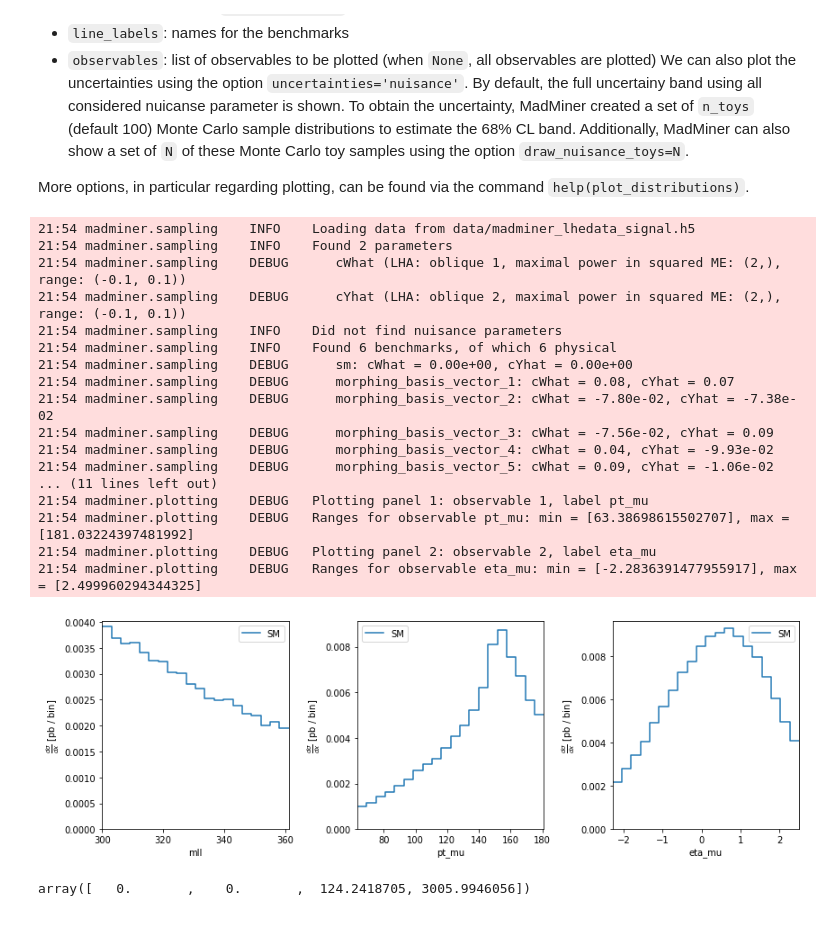
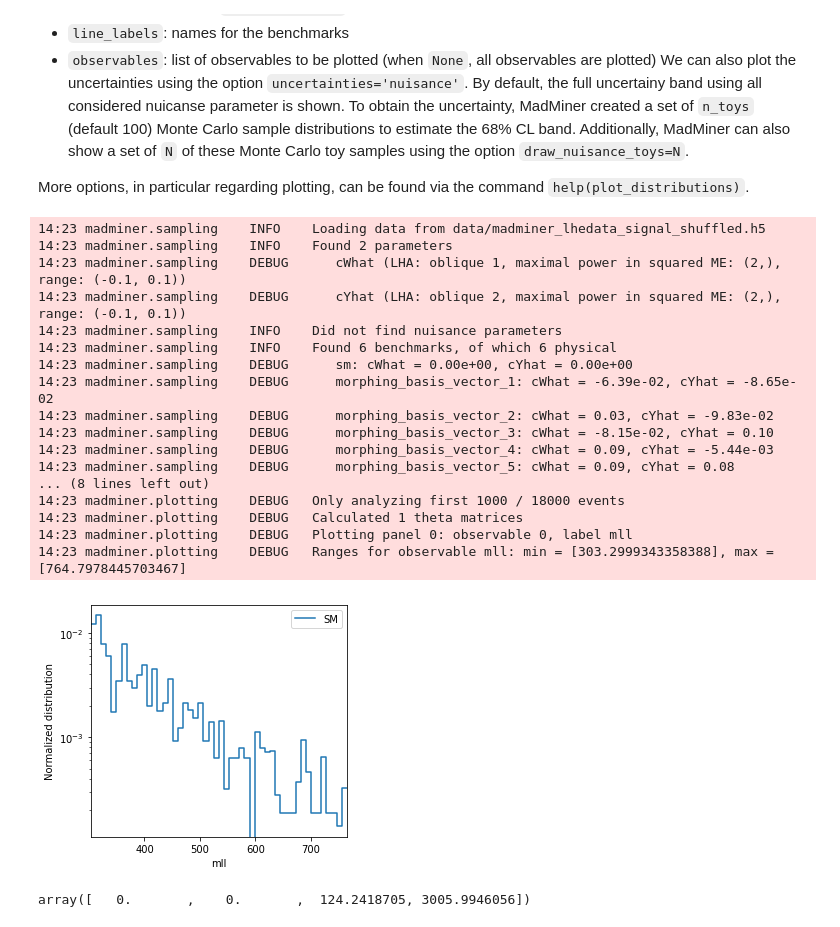
Before and after one commit to dlvp/madminer, a Jupyter notebook: examples/example4_systematics_DY/Part1-Generation.ipynb, the cells around one changed output. Cells and saved outputs as stored; diff of their text form; code cells hidden in the pictures.

```diff
--- a/examples/example4_systematics_DY/Part1-Generation.ipynb
+++ b/examples/example4_systematics_DY/Part1-Generation.ipynb
@@ -383,35 +410,37 @@ We can also plot the uncertainties using the option `uncertainties='nuisance'`.
 More options, in particular regarding plotting, can be found via the command `help(plot_distributions)`.
 # %%
 fig = plot_distributions(
-    filename='data/madminer_lhedata_signal.h5',
+    filename='data/madminer_lhedata_signal_shuffled.h5',
     parameter_points=['sm'],
     line_labels=['SM'],
-    observables=['mll','pt_mu','eta_mu'],
+    observables=['mll'],
     uncertainties=None,
-    n_toys=100,
-    n_bins=20 ,
-    normalize=False,
-    draw_nuisance_toys=5,
+    #n_toys=100,
+    #n_bins=20 ,
+    normalize=True,
+    log=True,
+    n_events=1000
+    #draw_nuisance_toys=5,
 )
 # %% [output]
-21:54 madminer.sampling    INFO    Loading data from data/madminer_lhedata_signal.h5
-21:54 madminer.sampling    INFO    Found 2 parameters
-21:54 madminer.sampling    DEBUG      cWhat (LHA: oblique 1, maximal power in squared ME: (2,), range: (-0.1, 0.1))
-21:54 madminer.sampling    DEBUG      cYhat (LHA: oblique 2, maximal power in squared ME: (2,), range: (-0.1, 0.1))
-21:54 madminer.sampling    INFO    Did not find nuisance parameters
-21:54 madminer.sampling    INFO    Found 6 benchmarks, of which 6 physical
-21:54 madminer.sampling    DEBUG      sm: cWhat = 0.00e+00, cYhat = 0.00e+00
-21:54 madminer.sampling    DEBUG      morphing_basis_vector_1: cWhat = 0.08, cYhat = 0.07
-21:54 madminer.sampling    DEBUG      morphing_basis_vector_2: cWhat = -7.80e-02, cYhat = -7.38e-02
-21:54 madminer.sampling    DEBUG      morphing_basis_vector_3: cWhat = -7.56e-02, cYhat = 0.09
-21:54 madminer.sampling    DEBUG      morphing_basis_vector_4: cWhat = 0.04, cYhat = -9.93e-02
-21:54 madminer.sampling    DEBUG      morphing_basis_vector_5: cWhat = 0.09, cYhat = -1.06e-02
-... (11 lines left out)
-21:54 madminer.plotting    DEBUG   Plotting panel 1: observable 1, label pt_mu
-21:54 madminer.plotting    DEBUG   Ranges for observable pt_mu: min = [63.38698615502707], max = [181.03224397481992]
-21:54 madminer.plotting    DEBUG   Plotting panel 2: observable 2, label eta_mu
-21:54 madminer.plotting    DEBUG   Ranges for observable eta_mu: min = [-2.2836391477955917], max = [2.499960294344325]
+14:23 madminer.sampling    INFO    Loading data from data/madminer_lhedata_signal_shuffled.h5
+14:23 madminer.sampling    INFO    Found 2 parameters
+14:23 madminer.sampling    DEBUG      cWhat (LHA: oblique 1, maximal power in squared ME: (2,), range: (-0.1, 0.1))
+14:23 madminer.sampling    DEBUG      cYhat (LHA: oblique 2, maximal power in squared ME: (2,), range: (-0.1, 0.1))
+14:23 madminer.sampling    INFO    Did not find nuisance parameters
+14:23 madminer.sampling    INFO    Found 6 benchmarks, of which 6 physical
+14:23 madminer.sampling    DEBUG      sm: cWhat = 0.00e+00, cYhat = 0.00e+00
+14:23 madminer.sampling    DEBUG      morphing_basis_vector_1: cWhat = -6.39e-02, cYhat = -8.65e-02
+14:23 madminer.sampling    DEBUG      morphing_basis_vector_2: cWhat = 0.03, cYhat = -9.83e-02
+14:23 madminer.sampling    DEBUG      morphing_basis_vector_3: cWhat = -8.15e-02, cYhat = 0.10
+14:23 madminer.sampling    DEBUG      morphing_basis_vector_4: cWhat = 0.09, cYhat = -5.44e-03
+14:23 madminer.sampling    DEBUG      morphing_basis_vector_5: cWhat = 0.09, cYhat = 0.08
+... (8 lines left out)
+14:23 madminer.plotting    DEBUG   Only analyzing first 1000 / 18000 events
+14:23 madminer.plotting    DEBUG   Calculated 1 theta matrices
+14:23 madminer.plotting    DEBUG   Plotting panel 0: observable 0, label mll
+14:23 madminer.plotting    DEBUG   Ranges for observable mll: min = [303.2999343358388], max = [764.7978445703467]
-[figure, old version]
+[figure, new version]
 # %%
 a= np.array([ -3.2694710695e+02, +4.6441453233e+02 ,-1.3292358239e+03, 1.4454906240e+03])
 b = np.array([+3.2694710695e+02 ,-4.6441453233e+02, +1.4534776944e+03, 1.5605039816e+03])
```
Also changed, not shown: parts of 14 cells of this notebook, 19 other files.
